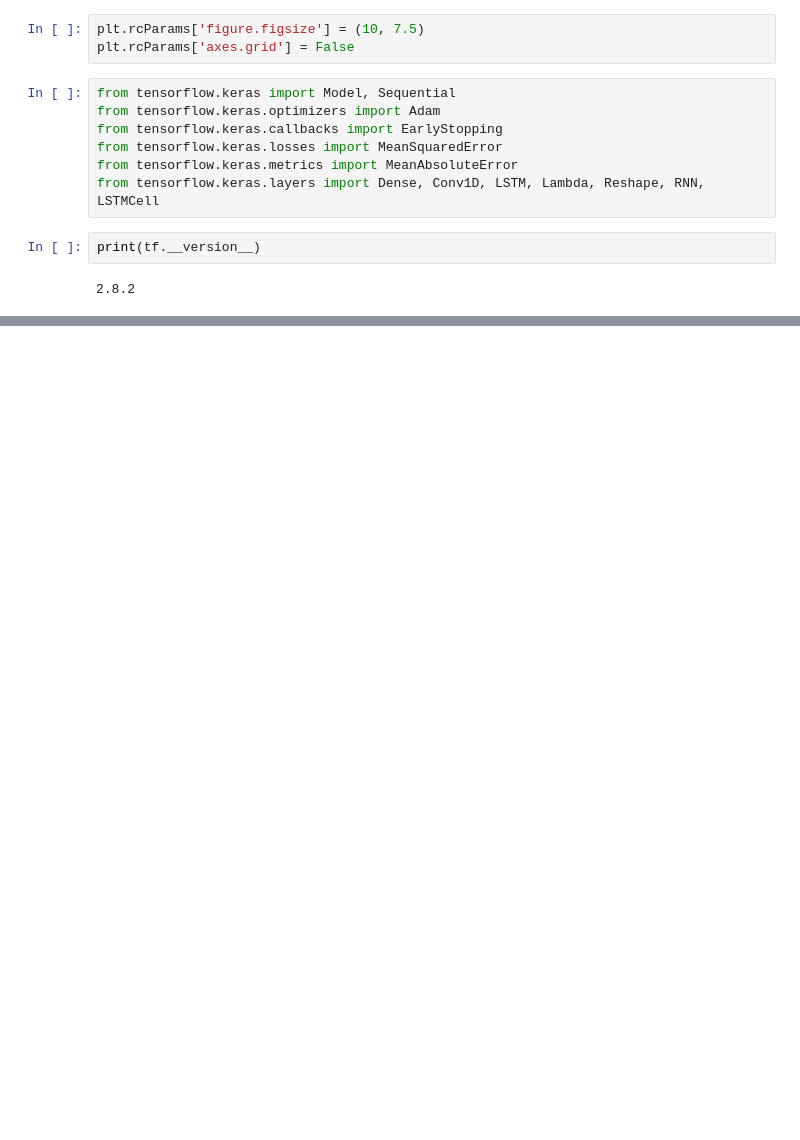
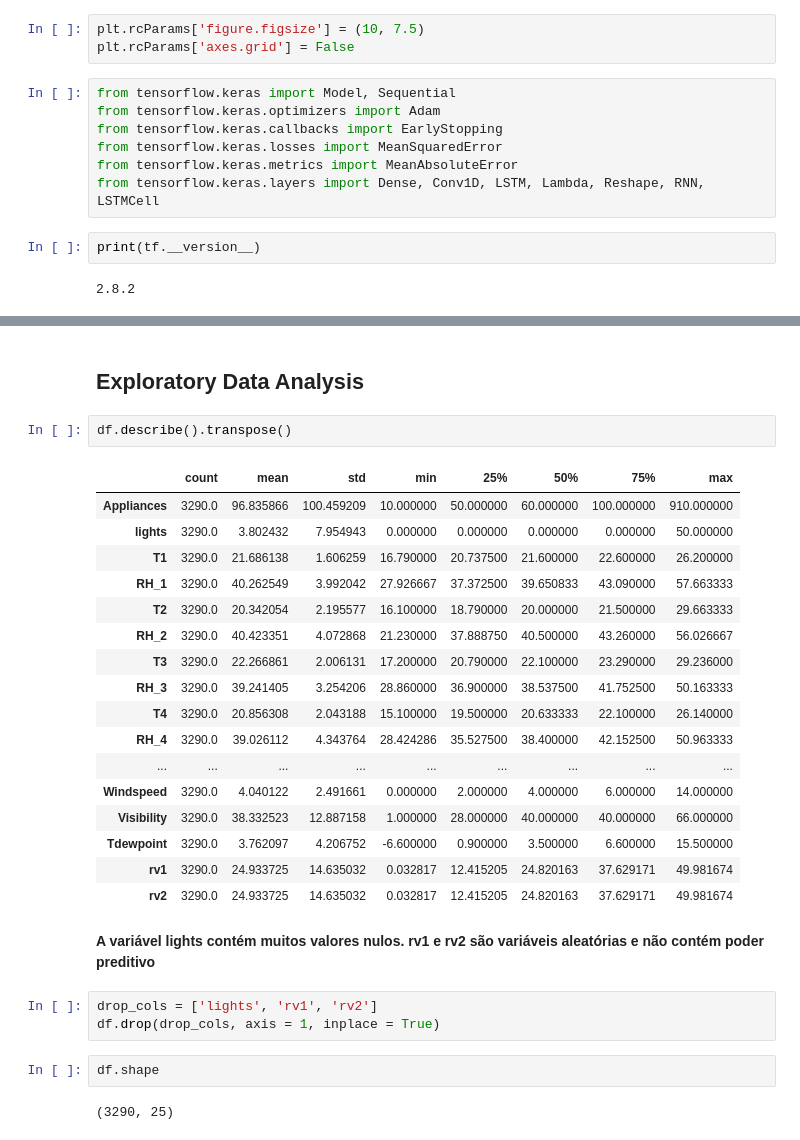
Before and after one commit to thiago2608santana/Analise_Series_Temporais, a Jupyter notebook: Deep_Learning_in_Time_Series_Analysis.ipynb, the cells around one changed output, grey strips where cells are left out. Drawn from its saved outputs; the diff is of its cells as text; blank space fills up the shorter version.

```diff
--- a/Deep_Learning_in_Time_Series_Analysis.ipynb
+++ b/Deep_Learning_in_Time_Series_Analysis.ipynb
@@ -25,0 +80,31 @@ print(tf.__version__)
+# %% [markdown]
+## Exploratory Data Analysis
+# %%
+df.describe().transpose()
+# %% [output]
+|  | count | mean | std | min | 25% | 50% | 75% | max |
+| Appliances | 3290.0 | 96.835866 | 100.459209 | 10.000000 | 50.000000 | 60.000000 | 100.000000 | 910.000000 |
+| lights | 3290.0 | 3.802432 | 7.954943 | 0.000000 | 0.000000 | 0.000000 | 0.000000 | 50.000000 |
+| T1 | 3290.0 | 21.686138 | 1.606259 | 16.790000 | 20.737500 | 21.600000 | 22.600000 | 26.200000 |
+| RH_1 | 3290.0 | 40.262549 | 3.992042 | 27.926667 | 37.372500 | 39.650833 | 43.090000 | 57.663333 |
+| T2 | 3290.0 | 20.342054 | 2.195577 | 16.100000 | 18.790000 | 20.000000 | 21.500000 | 29.663333 |
+| RH_2 | 3290.0 | 40.423351 | 4.072868 | 21.230000 | 37.888750 | 40.500000 | 43.260000 | 56.026667 |
+| T3 | 3290.0 | 22.266861 | 2.006131 | 17.200000 | 20.790000 | 22.100000 | 23.290000 | 29.236000 |
+| RH_3 | 3290.0 | 39.241405 | 3.254206 | 28.860000 | 36.900000 | 38.537500 | 41.752500 | 50.163333 |
+| T4 | 3290.0 | 20.856308 | 2.043188 | 15.100000 | 19.500000 | 20.633333 | 22.100000 | 26.140000 |
+| RH_4 | 3290.0 | 39.026112 | 4.343764 | 28.424286 | 35.527500 | 38.400000 | 42.152500 | 50.963333 |
+| ... | ... | ... | ... | ... | ... | ... | ... | ... |
+| Windspeed | 3290.0 | 4.040122 | 2.491661 | 0.000000 | 2.000000 | 4.000000 | 6.000000 | 14.000000 |
+| Visibility | 3290.0 | 38.332523 | 12.887158 | 1.000000 | 28.000000 | 40.000000 | 40.000000 | 66.000000 |
+| Tdewpoint | 3290.0 | 3.762097 | 4.206752 | -6.600000 | 0.900000 | 3.500000 | 6.600000 | 15.500000 |
+| rv1 | 3290.0 | 24.933725 | 14.635032 | 0.032817 | 12.415205 | 24.820163 | 37.629171 | 49.981674 |
+| rv2 | 3290.0 | 24.933725 | 14.635032 | 0.032817 | 12.415205 | 24.820163 | 37.629171 | 49.981674 |
+# %% [markdown]
+**A variável lights contém muitos valores nulos. rv1 e rv2 são variáveis aleatórias e não contém poder preditivo**
+# %%
+drop_cols = ['lights', 'rv1', 'rv2']
+df.drop(drop_cols, axis = 1, inplace = True)
+# %%
+df.shape
+# %% [output]
+(3290, 25)
```
Also changed, not shown: parts of 27 cells of this notebook.
